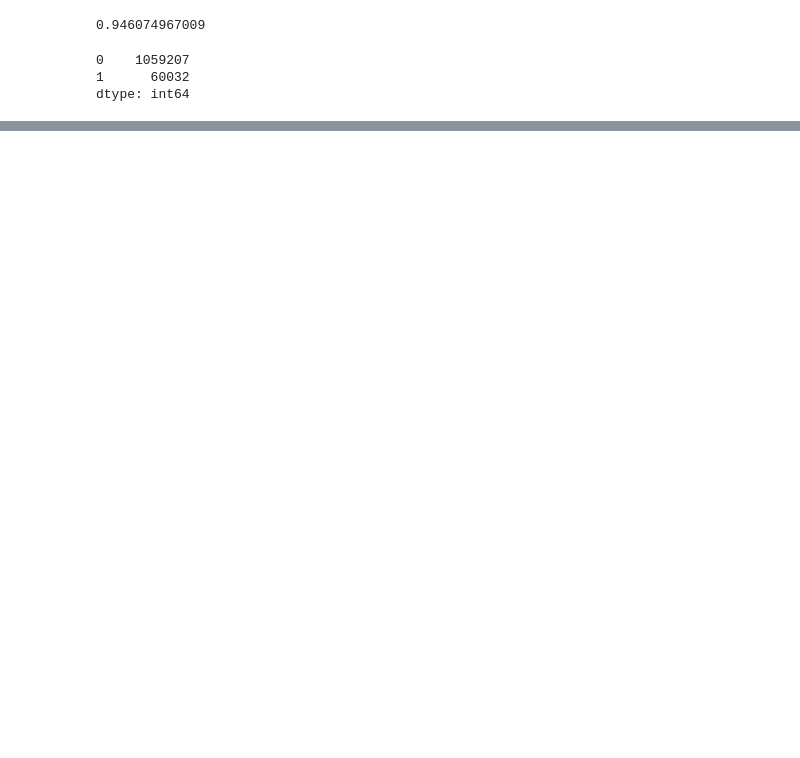
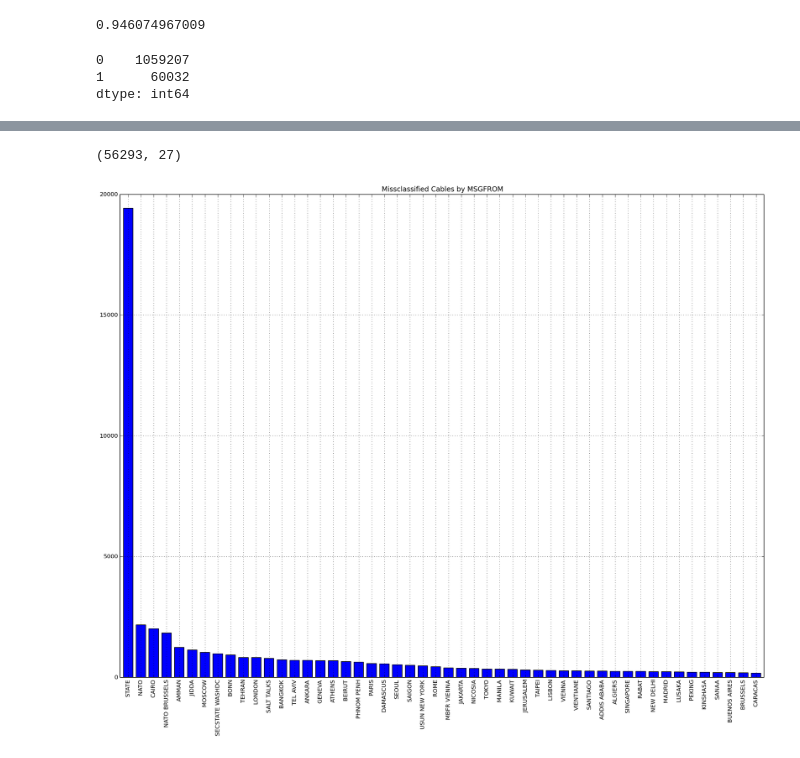
Before and after one commit to darth-cheney/declass, a Jupyter notebook: notebooks/cables_secret_class_daniel.ipynb, the cells around one changed output, grey strips where cells are left out. Drawn from its saved outputs; the diff is of its cells as text; code cells hidden in the pictures; blank space fills up the shorter version.

```diff
--- a/notebooks/cables_secret_class_daniel.ipynb
+++ b/notebooks/cables_secret_class_daniel.ipynb
@@ -577,0 +400,2 @@ meta.origclass.plot(
+# %%
+missclass = (Yhat['Y'] != Yhat['Yhat_opt'])
@@ -577,0 +429,14 @@ meta.origclass.plot(
+# %%
+missclass_meta = meta.loc[Yhat[missclass].index]
+# %%
+missclass_meta.shape
+# %% [output]
+(56293, 27)
+# %%
+cutoff = 50
+field = 'msgfrom'
+missclass_meta[field].value_counts()[:cutoff].plot(kind='bar', figsize=(20,15),
+                                                   title='Missclassified Cables by %s'%field.upper())
+plt.savefig(os.path.join(PLOTS, 'missclass_top%s.png'%cutoff))
+# %% [output]
+[figure, added]
```
Also changed, not shown: parts of 85 cells of this notebook, 1 other file.
